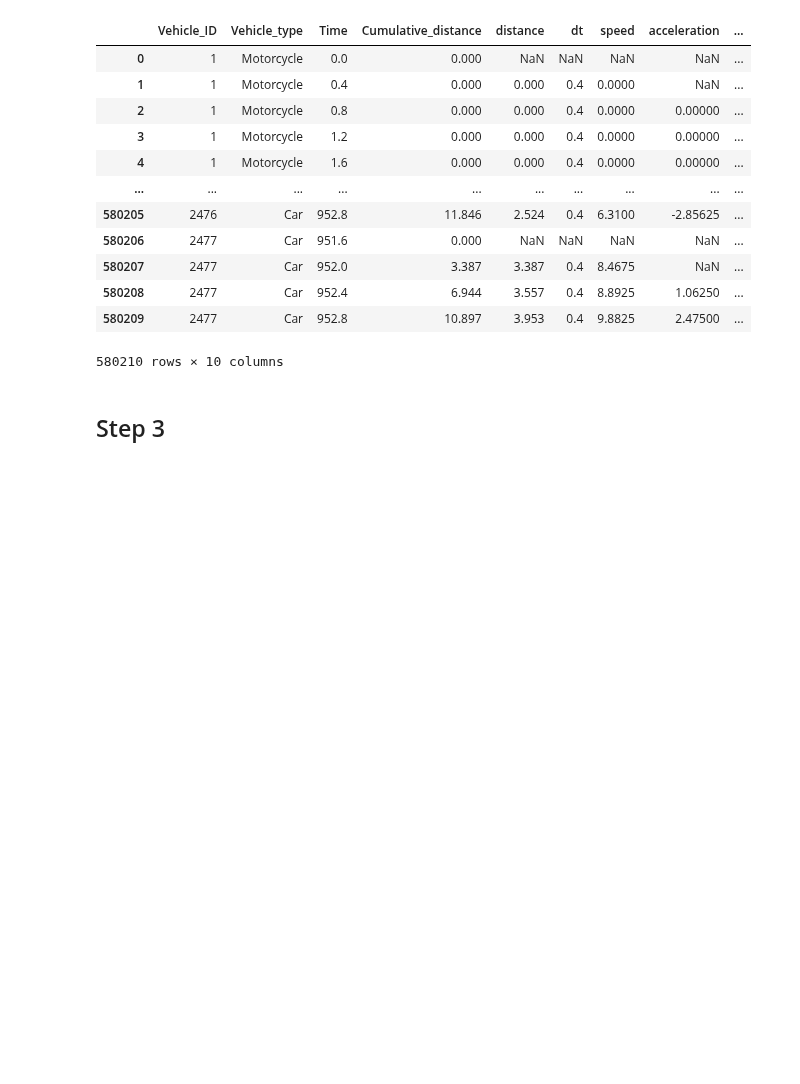
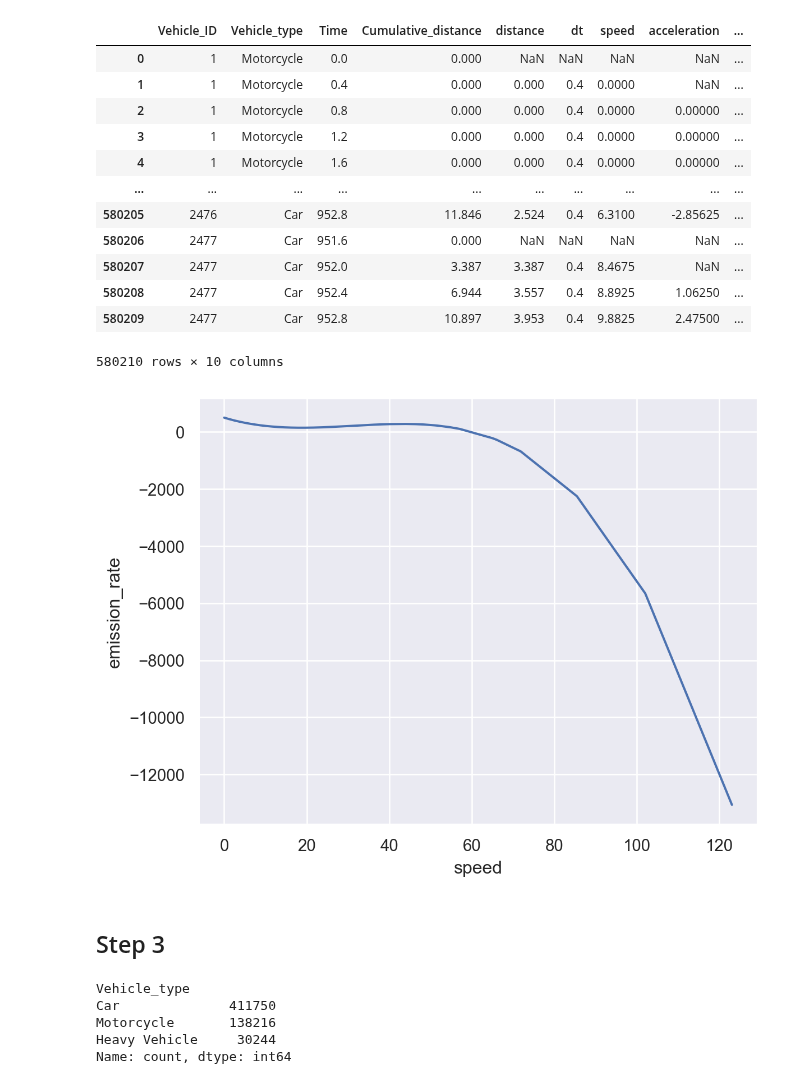
Before and after one commit to s221568/Trafic, a Jupyter notebook: Lab 2/JA.ipynb, the cells around one changed output. Drawn from its saved outputs; the diff is of its cells as text; code cells hidden in the pictures; blank space fills up the shorter version.

Commit message:
My step 3

```diff
--- a/Lab 2/JA.ipynb
+++ b/Lab 2/JA.ipynb
@@ -155,5 +155,21 @@ The total distance travelled is 924 km, which makes for an average emission rate
 | 580208 | 2477 | Car | 952.4 | 6.944 | 3.557 | 0.4 | 8.8925 | 1.06250 | ... |
 | 580209 | 2477 | Car | 952.8 | 10.897 | 3.953 | 0.4 | 9.8825 | 2.47500 | ... |
 580210 rows × 10 columns
+# %%
+(
+    so.Plot(data=step2, x="speed", y="emission_rate")
+    .add(so.Line())
+    .plot()
+)
+# %% [output]
+[figure, added]
 # %% [markdown]
 ## Step 3
+# %%
+df["Vehicle_type"].value_counts()
+# %% [output]
+Vehicle_type
+Car              411750
+Motorcycle       138216
+Heavy Vehicle     30244
+Name: count, dtype: int64
```
Also changed, not shown: parts of 2 cells of this notebook.
